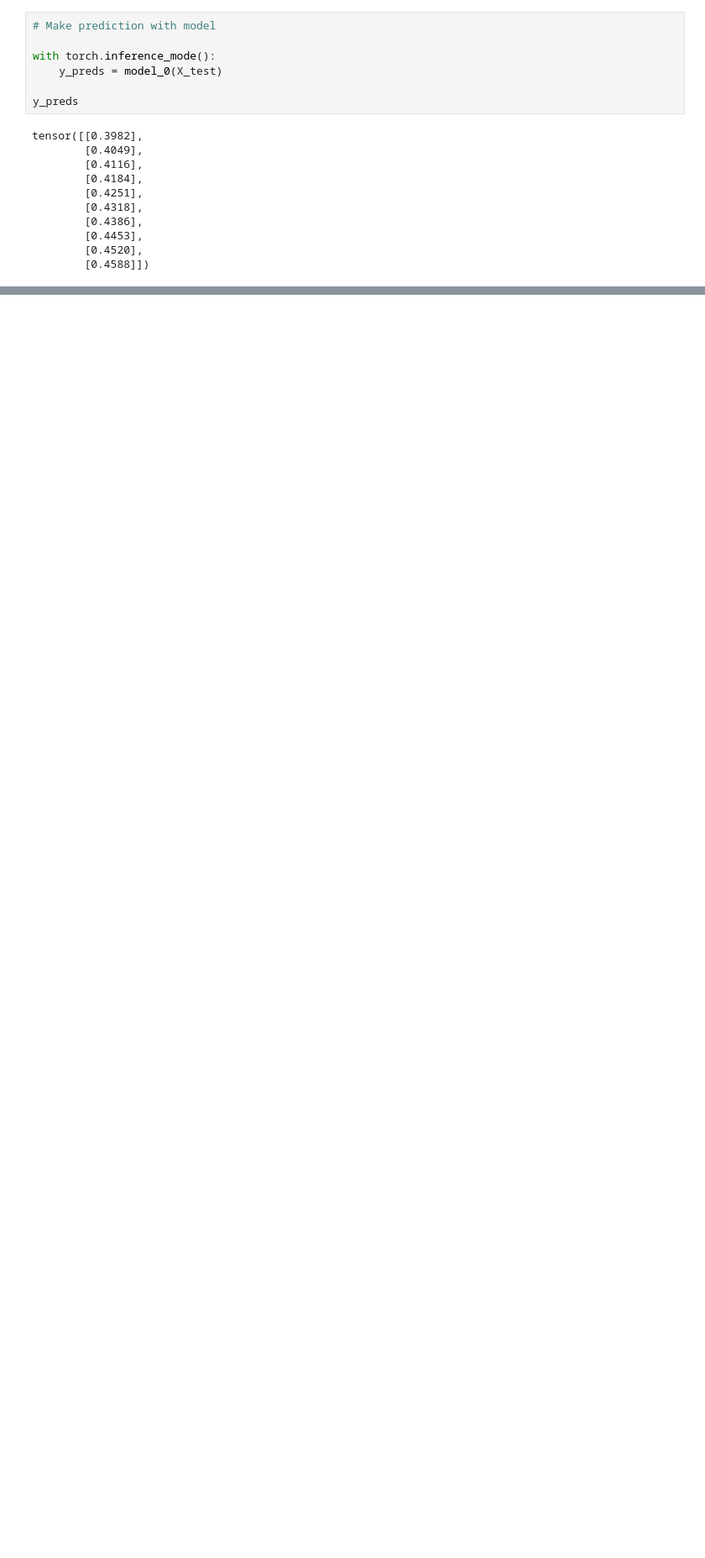
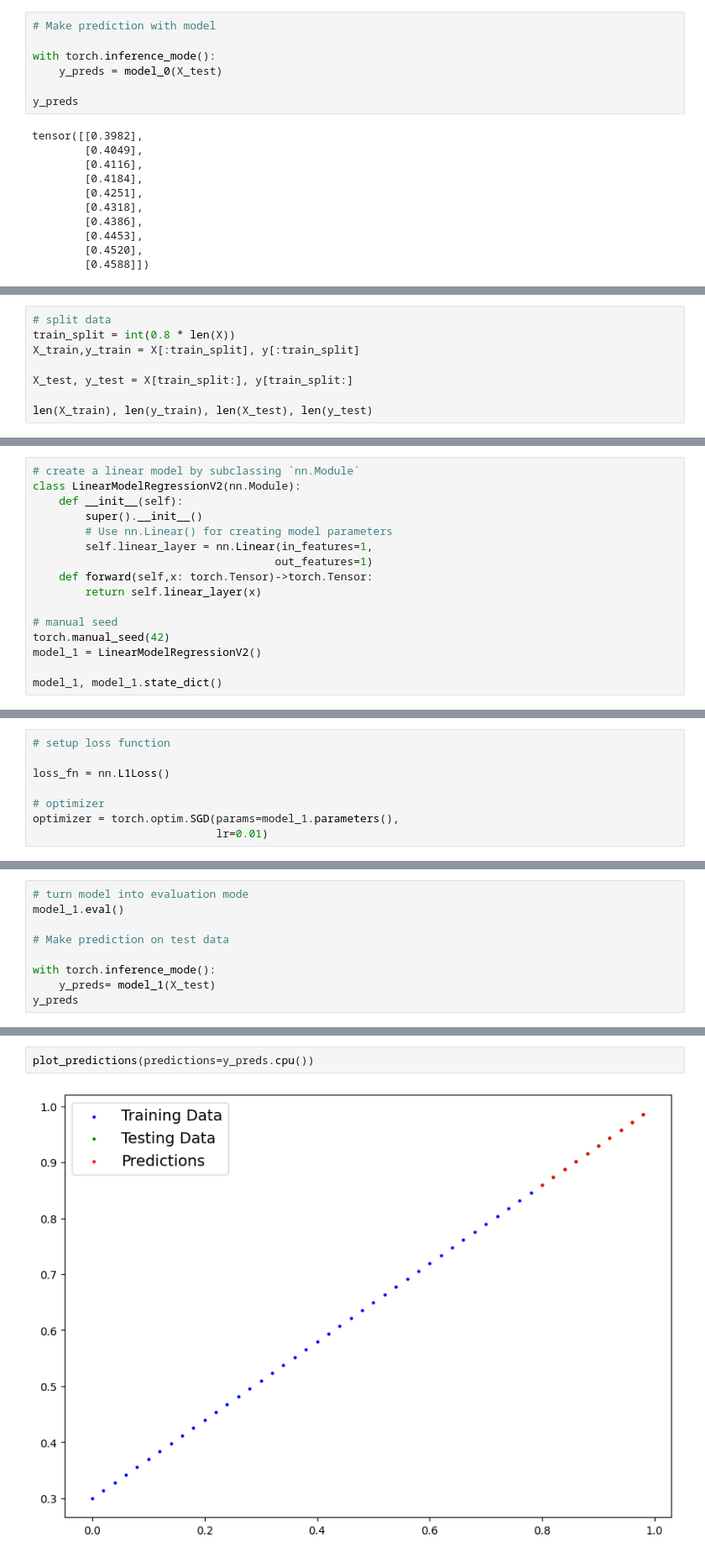
Before and after one commit to Pandagan-85/ztm_pytorch_bootcamp, a Jupyter notebook: 01_PyTorch_Workflow.ipynb, the cells around one changed output, grey strips where cells are left out. Shown: that part at 84% size. Cells and saved outputs as stored; diff of their text form; blank space fills up the shorter version.

```diff
--- a/01_PyTorch_Workflow.ipynb
+++ b/01_PyTorch_Workflow.ipynb
@@ -260,0 +612,8 @@ In PyTorch abbiamo bisogno:
+# %%
+# split data
+train_split = int(0.8 * len(X))
+X_train,y_train = X[:train_split], y[:train_split]
+
+X_test, y_test = X[train_split:], y[train_split:]
+
+len(X_train), len(y_train), len(X_test), len(y_test)
@@ -260,0 +631,16 @@ In PyTorch abbiamo bisogno:
+# %%
+# create a linear model by subclassing `nn.Module`
+class LinearModelRegressionV2(nn.Module):
+    def __init__(self):
+        super().__init__()
+        # Use nn.Linear() for creating model parameters
+        self.linear_layer = nn.Linear(in_features=1,
+                                     out_features=1)
+    def forward(self,x: torch.Tensor)->torch.Tensor:
+        return self.linear_layer(x)
+
+# manual seed
+torch.manual_seed(42)
+model_1 = LinearModelRegressionV2()
+
+model_1, model_1.state_dict()
@@ -260,0 +675,8 @@ In PyTorch abbiamo bisogno:
+# %%
+# setup loss function
+
+loss_fn = nn.L1Loss()
+
+# optimizer
+optimizer = torch.optim.SGD(params=model_1.parameters(),
+                            lr=0.01)
@@ -260,0 +758,9 @@ In PyTorch abbiamo bisogno:
+# %%
+# turn model into evaluation mode
+model_1.eval()
+
+# Make prediction on test data
+
+with torch.inference_mode():
+    y_preds= model_1(X_test)
+y_preds
@@ -260,0 +778,4 @@ In PyTorch abbiamo bisogno:
+# %%
+plot_predictions(predictions=y_preds.cpu())
+# %% [output]
+[figure, added]
```
Also changed, not shown: parts of 70 cells of this notebook, 9 other files.
